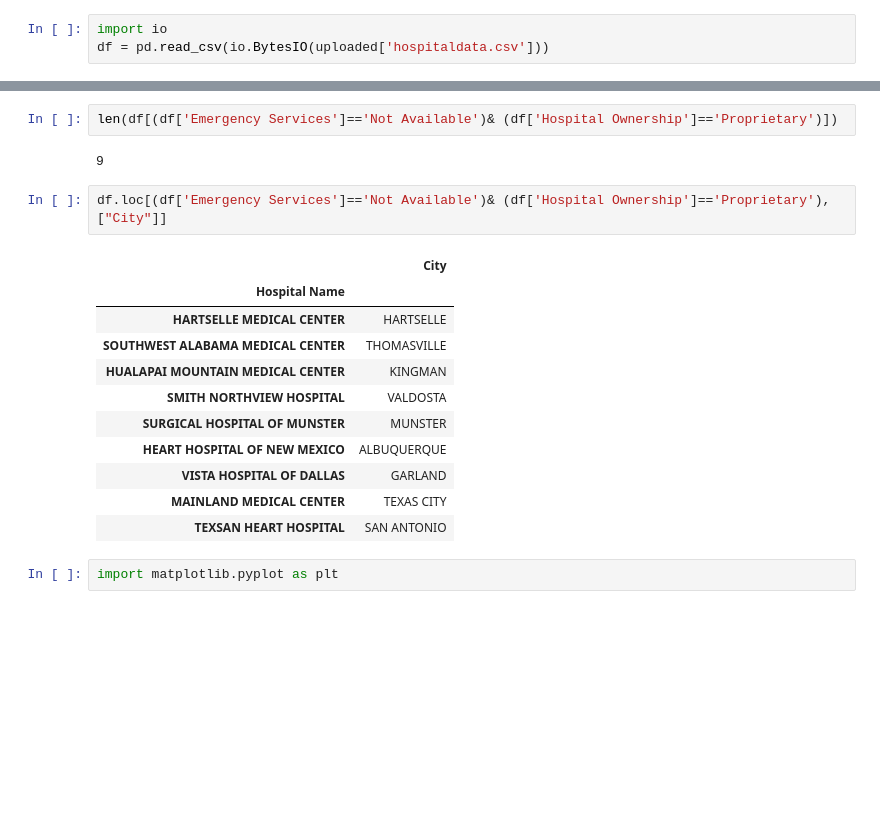
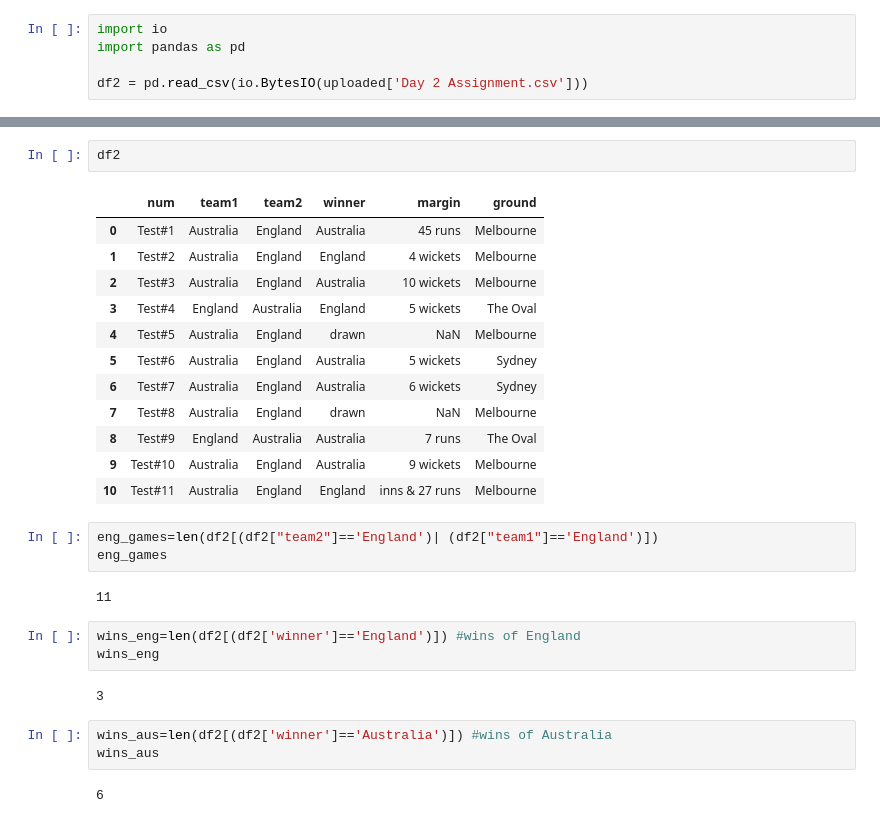
Before and after one commit to rohansarmandal/hello-world, a Jupyter notebook: Day 2.ipynb, the cells around one changed output, grey strips where cells are left out. Cells and saved outputs as stored; diff of their text form; blank space fills up the shorter version.

```diff
--- a/Day 2.ipynb
+++ b/Day 2.ipynb
@@ -18,3 +9,5 @@ Saving hospitaldata.csv to hospitaldata.csv
 # %%
 import io
-df = pd.read_csv(io.BytesIO(uploaded['hospitaldata.csv']))
+import pandas as pd
+
+df2 = pd.read_csv(io.BytesIO(uploaded['Day 2 Assignment.csv']))
@@ -122,20 +14,30 @@ df[(df['Emergency Services']=='Not Available')& (df['Hospital Ownership']=='Prop
-# %%
-len(df[(df['Emergency Services']=='Not Available')& (df['Hospital Ownership']=='Proprietary')])
-# %% [output]
-9
-# %%
-df.loc[(df['Emergency Services']=='Not Available')& (df['Hospital Ownership']=='Proprietary'),["City"]]
-# %% [output]
-|  | City |
-| Hospital Name |  |
-| HARTSELLE MEDICAL CENTER | HARTSELLE |
-| SOUTHWEST ALABAMA MEDICAL CENTER | THOMASVILLE |
-| HUALAPAI MOUNTAIN MEDICAL CENTER | KINGMAN |
-| SMITH NORTHVIEW HOSPITAL | VALDOSTA |
-| SURGICAL HOSPITAL OF MUNSTER | MUNSTER |
-| HEART HOSPITAL OF NEW MEXICO | ALBUQUERQUE |
-| VISTA HOSPITAL OF DALLAS | GARLAND |
-| MAINLAND MEDICAL CENTER | TEXAS CITY |
-| TEXSAN HEART HOSPITAL | SAN ANTONIO |
-# %%
-import matplotlib.pyplot as plt
+# %%
+df2
+# %% [output]
+|  | num | team1 | team2 | winner | margin | ground |
+| 0 | Test#1 | Australia | England | Australia | 45 runs | Melbourne |
+| 1 | Test#2 | Australia | England | England | 4 wickets | Melbourne |
+| 2 | Test#3 | Australia | England | Australia | 10 wickets | Melbourne |
+| 3 | Test#4 | England | Australia | England | 5 wickets | The Oval |
+| 4 | Test#5 | Australia | England | drawn | NaN | Melbourne |
+| 5 | Test#6 | Australia | England | Australia | 5 wickets | Sydney |
+| 6 | Test#7 | Australia | England | Australia | 6 wickets | Sydney |
+| 7 | Test#8 | Australia | England | drawn | NaN | Melbourne |
+| 8 | Test#9 | England | Australia | Australia | 7 runs | The Oval |
+| 9 | Test#10 | Australia | England | Australia | 9 wickets | Melbourne |
+| 10 | Test#11 | Australia | England | England | inns & 27 runs | Melbourne |
+# %%
+eng_games=len(df2[(df2["team2"]=='England')| (df2["team1"]=='England')])
+eng_games
+# %% [output]
+11
+# %%
+wins_eng=len(df2[(df2['winner']=='England')]) #wins of England
+wins_eng
+# %% [output]
+3
+# %%
+wins_aus=len(df2[(df2['winner']=='Australia')]) #wins of Australia
+wins_aus
+# %% [output]
+6
```
Also changed, not shown: parts of 18 cells of this notebook.
